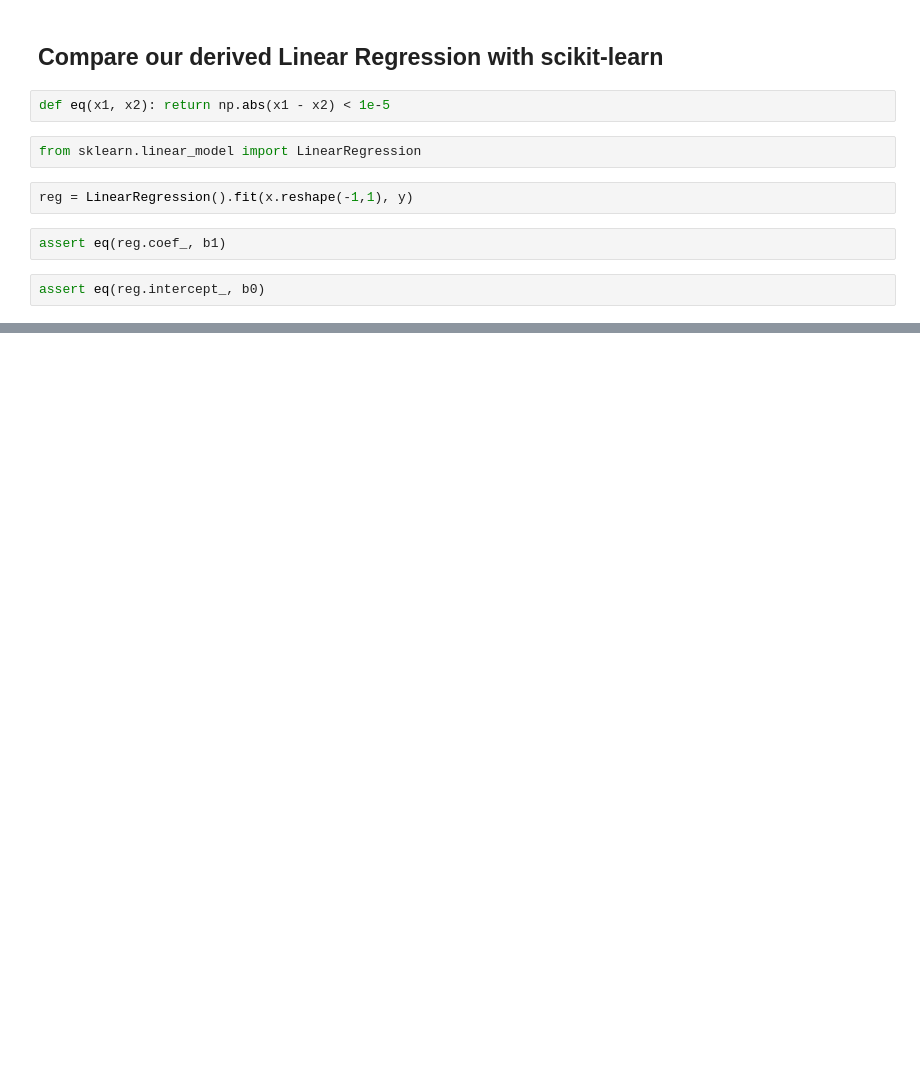
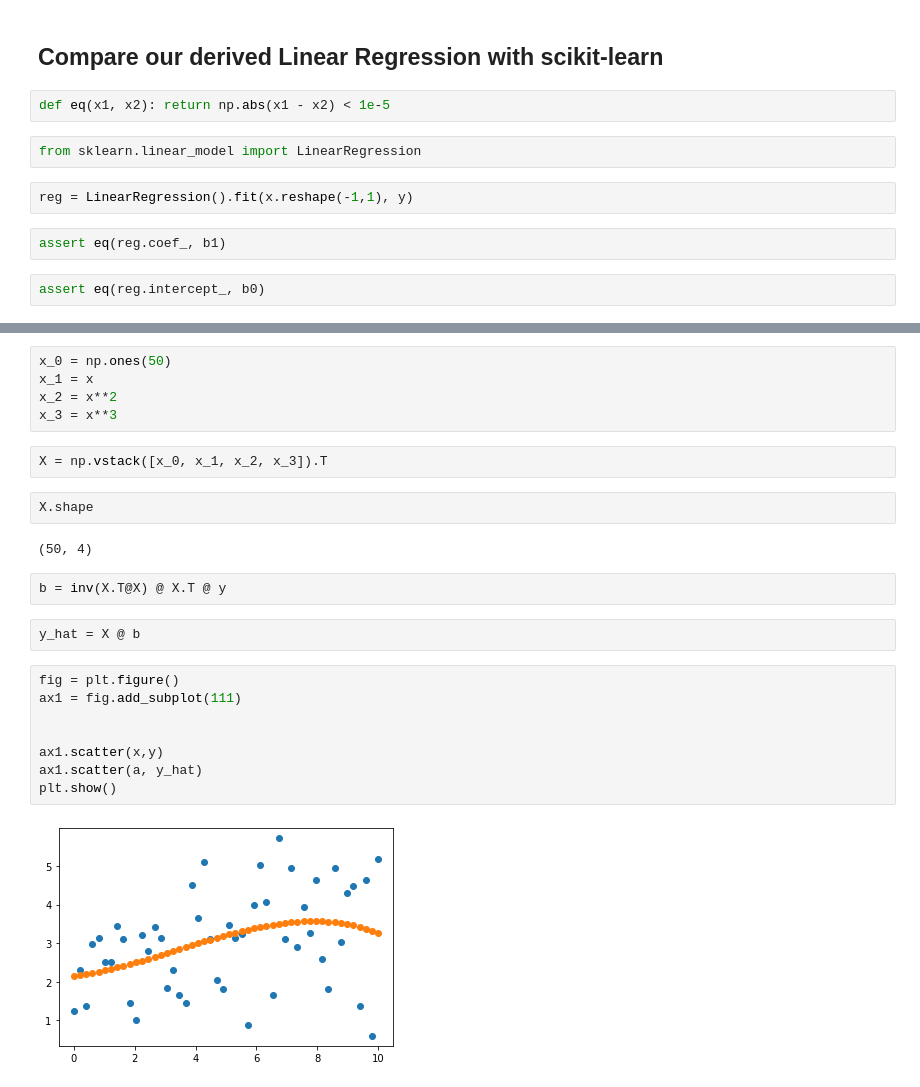
Before and after one commit to shafu0x/from-scratch, a Jupyter notebook: Linear-Regression.ipynb, the cells around one changed output, grey strips where cells are left out. Drawn from its saved outputs; the diff is of its cells as text; blank space fills up the shorter version.

```diff
--- a/Linear-Regression.ipynb
+++ b/Linear-Regression.ipynb
@@ -131,0 +162,25 @@ assert eq(reg.intercept_, b0)
+# %%
+x_0 = np.ones(50)
+x_1 = x
+x_2 = x**2
+x_3 = x**3
+# %%
+X = np.vstack([x_0, x_1, x_2, x_3]).T
+# %%
+X.shape
+# %% [output]
+(50, 4)
+# %%
+b = inv(X.T@X) @ X.T @ y
+# %%
+y_hat = X @ b
+# %%
+fig = plt.figure()
+ax1 = fig.add_subplot(111)
+
+
+ax1.scatter(x,y)
+ax1.scatter(a, y_hat)
+plt.show()
+# %% [output]
+[figure, added]
```
Also changed, not shown: parts of 9 cells of this notebook.
